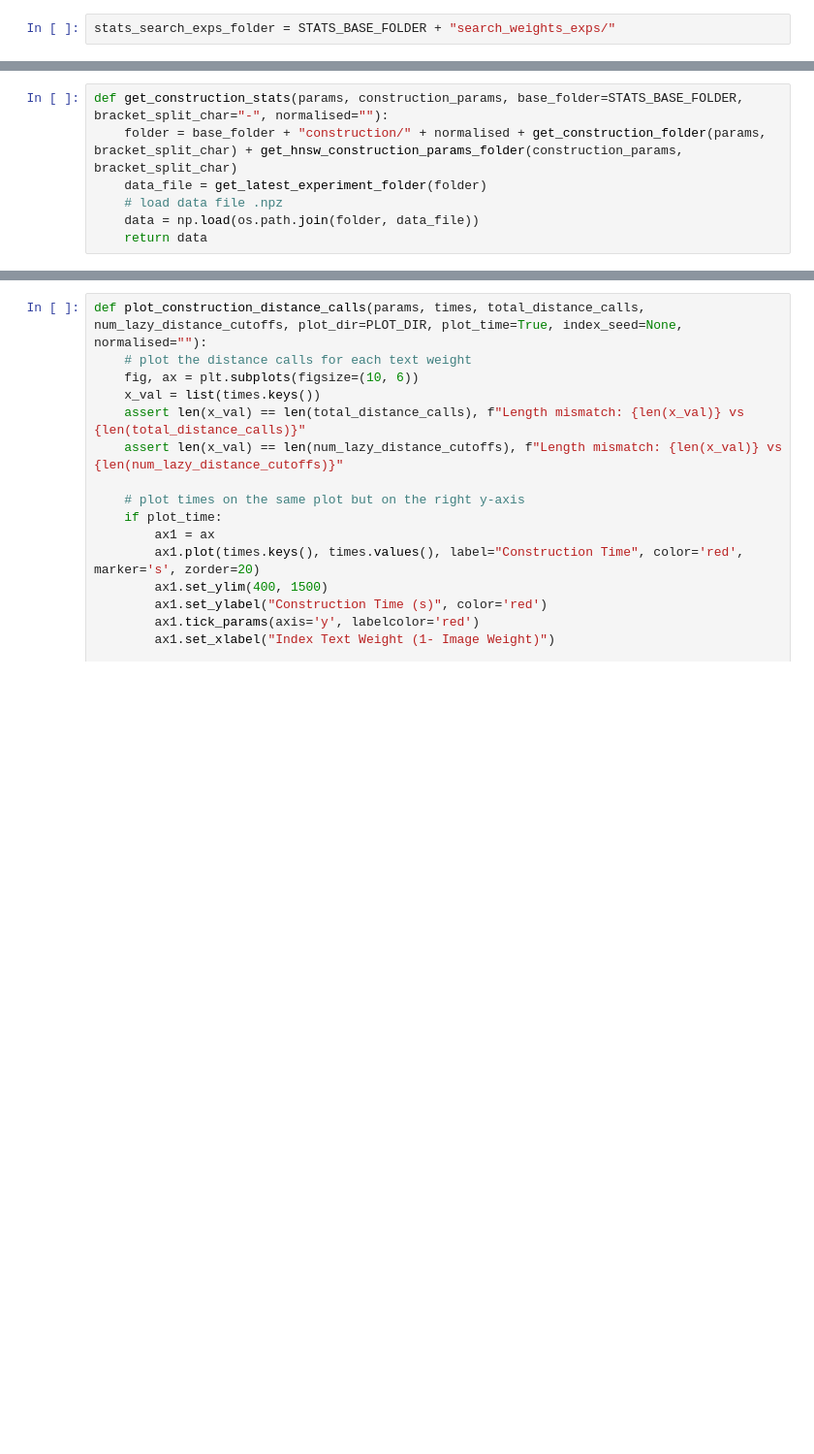
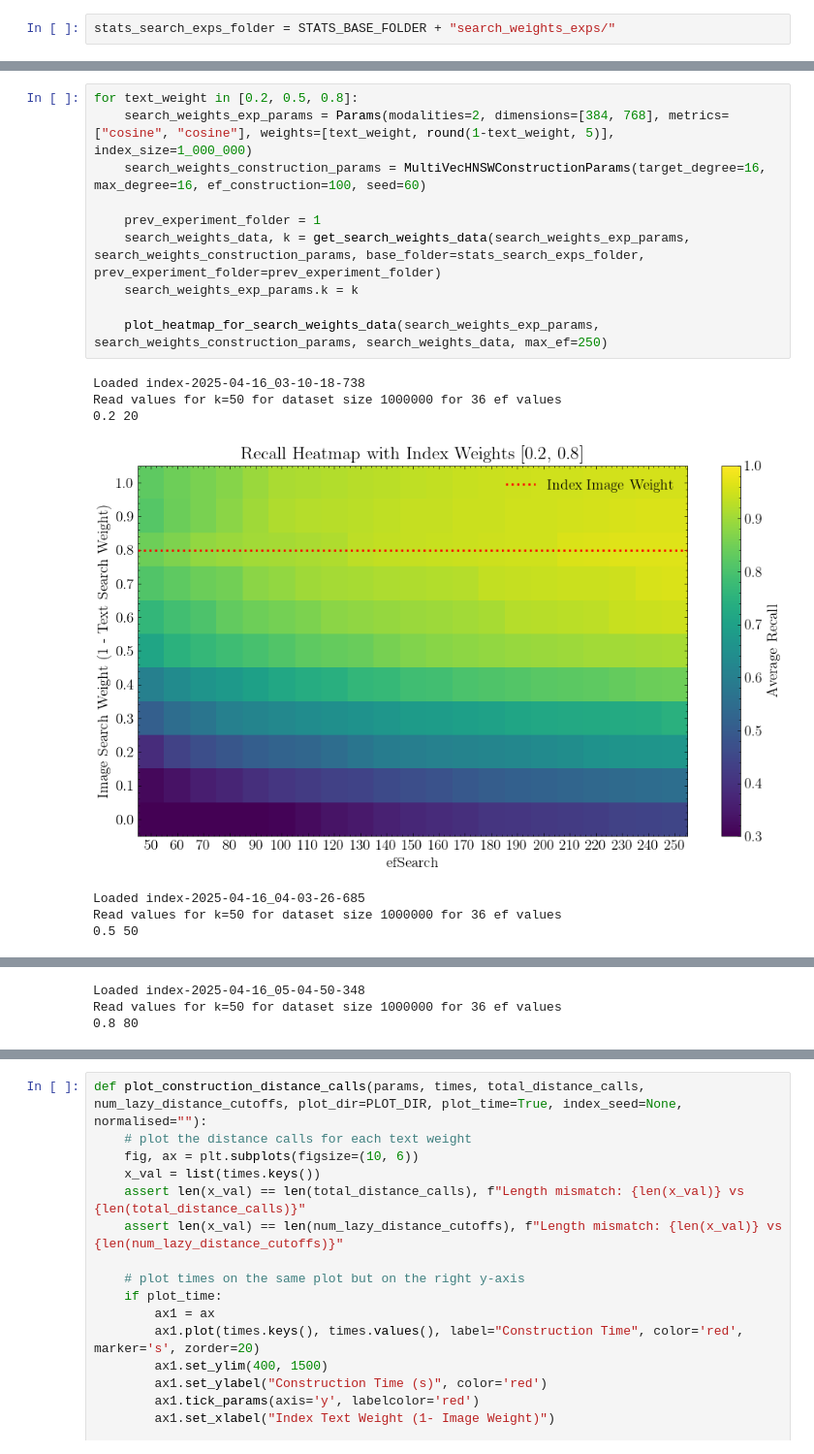
Before and after one commit to yavuzff/scalable-multimodal-similarity-search, a Jupyter notebook: notebooks/plot_graphs_weights_exp.ipynb, the cells around one changed output, grey strips where cells are left out. Shown at 97% size. Cells and saved outputs as stored; diff of their text form; blank space fills up the shorter version.

```diff
--- a/notebooks/plot_graphs_weights_exp.ipynb
+++ b/notebooks/plot_graphs_weights_exp.ipynb
@@ -131,8 +147,19 @@ Read values for k=50 for dataset size 1000000 for 36 ef values
 ... (10 outputs left out)
-# %%
-def get_construction_stats(params, construction_params, base_folder=STATS_BASE_FOLDER, bracket_split_char="-", normalised=""):
-    folder = base_folder + "construction/" + normalised + get_construction_folder(params, bracket_split_char) + get_hnsw_construction_params_folder(construction_params, bracket_split_char)
-    data_file = get_latest_experiment_folder(folder)
-    # load data file .npz
-    data = np.load(os.path.join(folder, data_file))
-    return data
+# %%
+for text_weight in [0.2, 0.5, 0.8]:
+    search_weights_exp_params = Params(modalities=2, dimensions=[384, 768], metrics=["cosine", "cosine"], weights=[text_weight, round(1-text_weight, 5)], index_size=1_000_000)
+    search_weights_construction_params = MultiVecHNSWConstructionParams(target_degree=16, max_degree=16, ef_construction=100, seed=60)
+
+    prev_experiment_folder = 1
+    search_weights_data, k = get_search_weights_data(search_weights_exp_params, search_weights_construction_params, base_folder=stats_search_exps_folder, prev_experiment_folder=prev_experiment_folder)
+    search_weights_exp_params.k = k
+
+    plot_heatmap_for_search_weights_data(search_weights_exp_params, search_weights_construction_params, search_weights_data, max_ef=250)
+# %% [output]
+Loaded index-2025-04-16_03-10-18-738
+Read values for k=50 for dataset size 1000000 for 36 ef values
+0.2 20
+[figure, added]
+Loaded index-2025-04-16_04-03-26-685
+Read values for k=50 for dataset size 1000000 for 36 ef values
+0.5 50
@@ -138,0 +167,3 @@ def get_construction_stats(params, construction_params, base_folder=STATS_BASE_F
+Loaded index-2025-04-16_05-04-50-348
+Read values for k=50 for dataset size 1000000 for 36 ef values
+0.8 80
```
Also changed, not shown: parts of 17 cells of this notebook, 2 other files.
